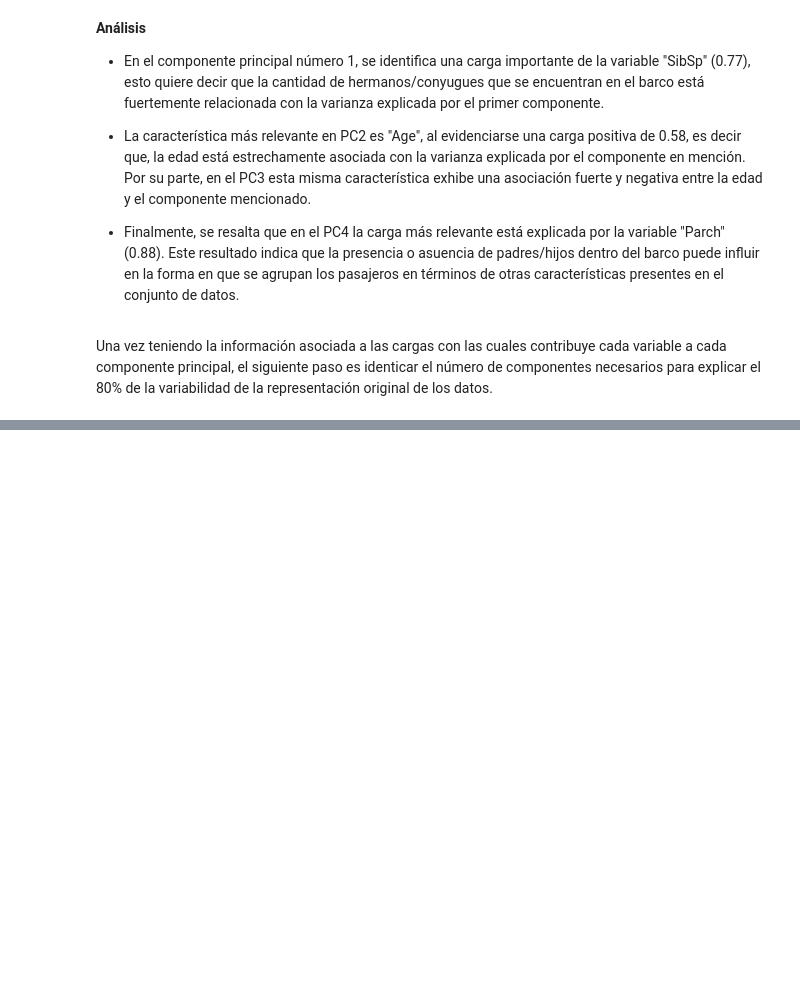
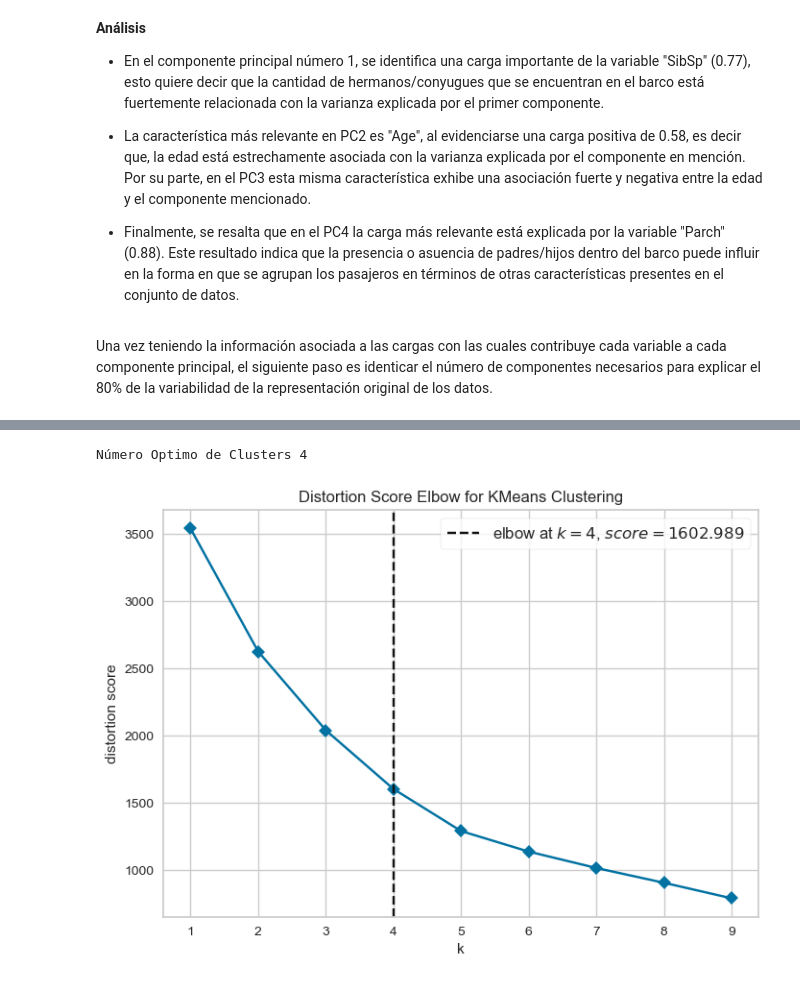
Before and after one commit to Daniel1martinez2/titanic-model-classification, a Jupyter notebook: PCA & K Means/main.ipynb, the cells around one changed output, grey strips where cells are left out. Cells and saved outputs as stored; diff of their text form; code cells hidden in the pictures; blank space fills up the shorter version.

```diff
--- a/PCA & K Means/main.ipynb
+++ b/PCA & K Means/main.ipynb
@@ -182,0 +222,13 @@ biplot(df_proyected, pca.components_, 0, 1, df_train_PCA_Norm.columns)
+# %%
+#Previamente encontramos que el número de componentes que funciona para explicar el 80% de la variabilidad es 4
+
+# Se convierte el dataframe df_proyected a numpy array
+
+if isinstance(df_proyected, pd.DataFrame):
+    df_proyected = df_proyected.to_numpy()
+
+# Se seleccionan los primeros 4 componentes principales
+
+df_pca = df_proyected[:, :4]
+df_pca = pd.DataFrame(df_pca, columns=[f'PC{i+1}' for i in range(4)])
+print(df_pca.head())
@@ -182,0 +248,18 @@ biplot(df_proyected, pca.components_, 0, 1, df_train_PCA_Norm.columns)
+# %%
+wcss = []
+clusters_evaluar = 10
+for i in range(1, clusters_evaluar):
+    kmeans_pca = KMeans(i, init='k-means++', random_state=42)
+    kmeans_pca.fit(df_pca)
+    wcss.append(kmeans_pca.inertia_)
+clusters_optimos = KneeLocator([i for i in range(1, clusters_evaluar)], wcss, curve='convex', direction='decreasing').knee
+print("Número Optimo de Clusters", clusters_optimos)
+# %% [output]
+Número Optimo de Clusters 4
+# %%
+visualizer = KElbowVisualizer(KMeans(init='k-means++', random_state=42), k=(1,10), timings=False)
+visualizer.fit(df_pca)
+visualizer.show()
+cluster_optimo = visualizer.elbow_value_
+# %% [output]
+[figure, added]
```
Also changed, not shown: parts of 27 cells of this notebook.
